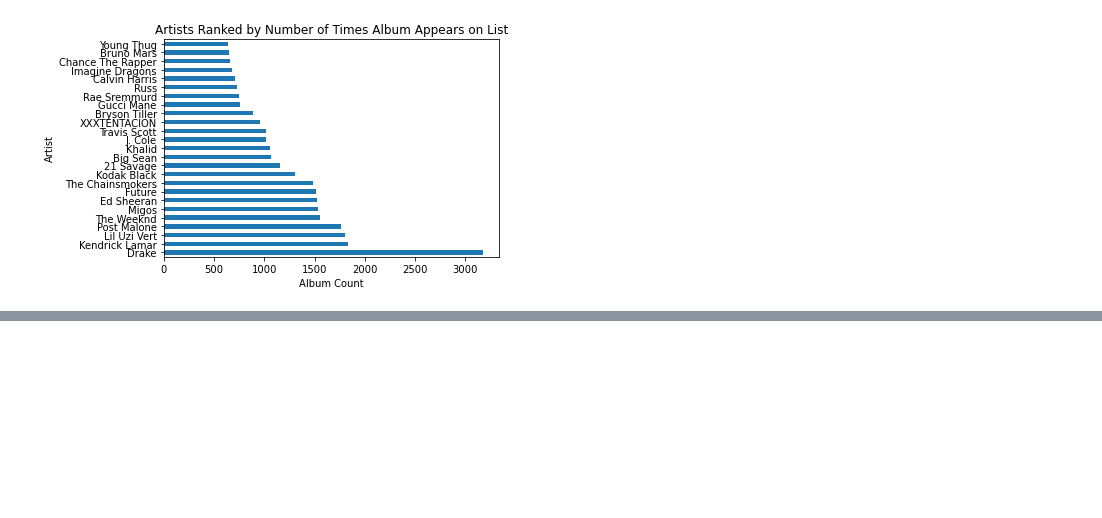
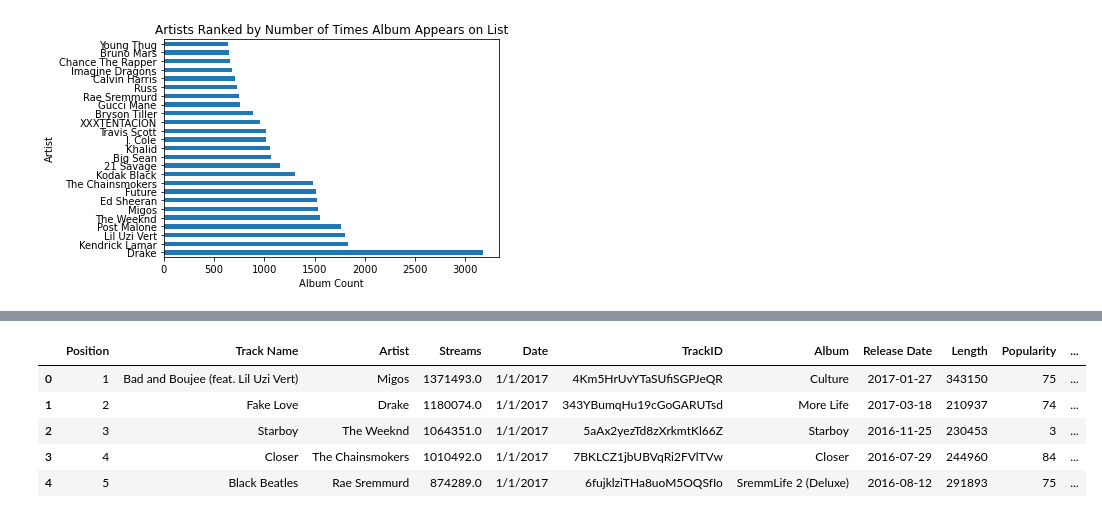
Before and after one commit to iastanehasl/Project-One, a Jupyter notebook: Spotipy_Group.ipynb, the cells around one changed output, grey strips where cells are left out. Drawn from its saved outputs; the diff is of its cells as text; code cells hidden in the pictures; blank space fills up the shorter version.

```diff
--- a/Spotipy_Group.ipynb
+++ b/Spotipy_Group.ipynb
@@ -259,0 +307,9 @@ Text(0, 0.5, 'Count')
+# %%
+releaseYear.head()
+# %% [output]
+|  | Position | Track Name | Artist | Streams | Date | TrackID | Album | Release Date | Length | Popularity | ... |
+| 0 | 1 | Bad and Boujee (feat. Lil Uzi Vert) | Migos | 1371493.0 | 1/1/2017 | 4Km5HrUvYTaSUfiSGPJeQR | Culture | 2017-01-27 | 343150 | 75 | ... |
+| 1 | 2 | Fake Love | Drake | 1180074.0 | 1/1/2017 | 343YBumqHu19cGoGARUTsd | More Life | 2017-03-18 | 210937 | 74 | ... |
+| 2 | 3 | Starboy | The Weeknd | 1064351.0 | 1/1/2017 | 5aAx2yezTd8zXrkmtKl66Z | Starboy | 2016-11-25 | 230453 | 3 | ... |
+| 3 | 4 | Closer | The Chainsmokers | 1010492.0 | 1/1/2017 | 7BKLCZ1jbUBVqRi2FVlTVw | Closer | 2016-07-29 | 244960 | 84 | ... |
+| 4 | 5 | Black Beatles | Rae Sremmurd | 874289.0 | 1/1/2017 | 6fujklziTHa8uoM5OQSfIo | SremmLife 2 (Deluxe) | 2016-08-12 | 291893 | 75 | ... |
```
Also changed, not shown: parts of 9 cells of this notebook, 1 other file.
